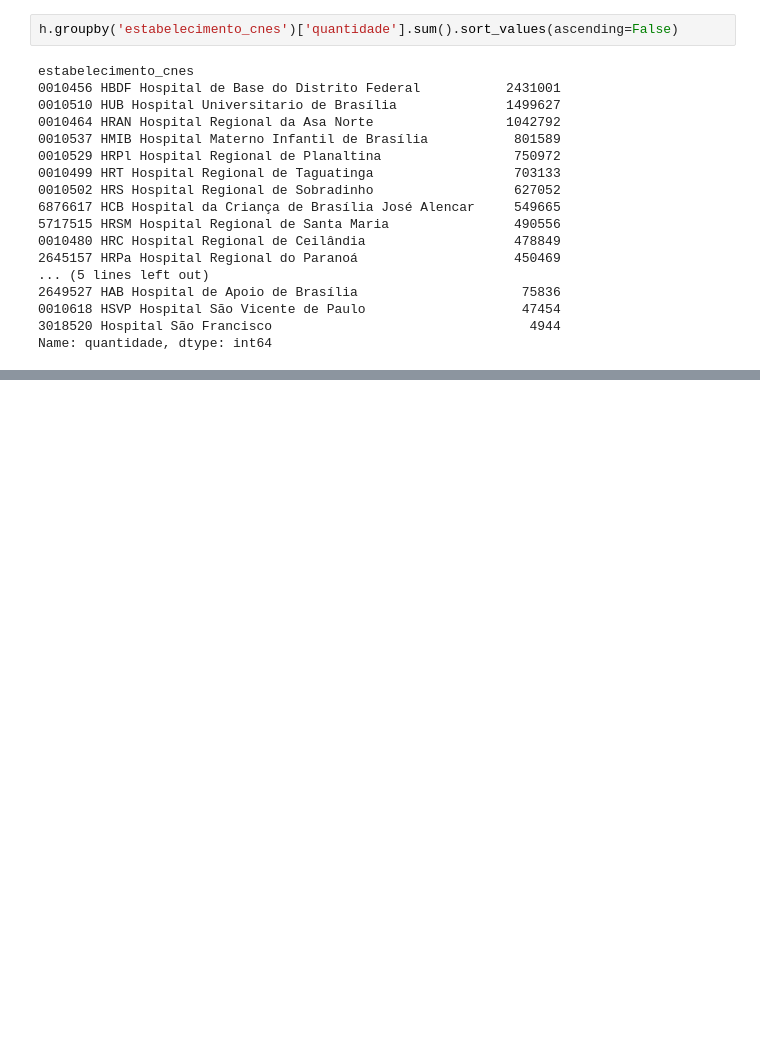
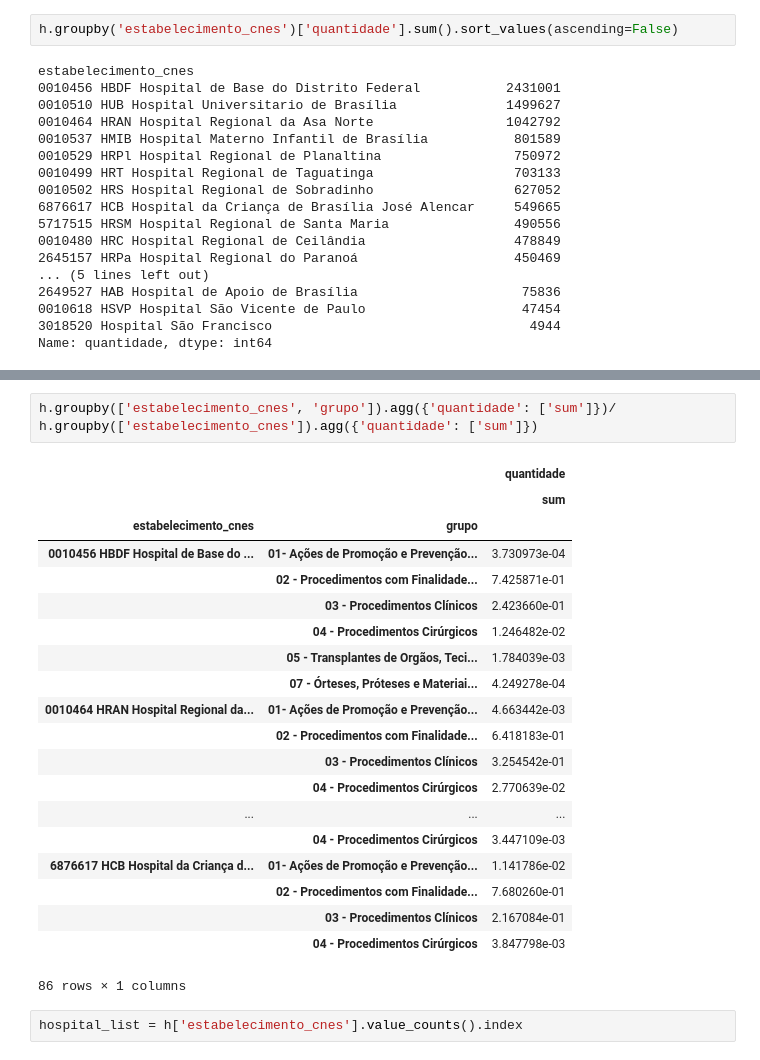
Before and after one commit to joaoavf/hack_saude_2018, a Jupyter notebook: Análise Exploratória - Atendimentos.ipynb, the cells around one changed output, grey strips where cells are left out. Drawn from its saved outputs; the diff is of its cells as text; blank space fills up the shorter version.

```diff
--- a/Análise Exploratória - Atendimentos.ipynb
+++ b/Análise Exploratória - Atendimentos.ipynb
@@ -189,0 +190,25 @@ df.groupby(['estabelecimento_cnes', 'grupo']).agg({'quantidade': ['sum']})
+# %%
+h.groupby(['estabelecimento_cnes', 'grupo']).agg({'quantidade': ['sum']})/ h.groupby(['estabelecimento_cnes']).agg({'quantidade': ['sum']})
+# %% [output]
+|  |  | quantidade |
+|  |  | sum |
+| estabelecimento_cnes | grupo |  |
+| 0010456 HBDF Hospital de Base do ... | 01- Ações de Promoção e Prevenção... | 3.730973e-04 |
+|  | 02 - Procedimentos com Finalidade... | 7.425871e-01 |
+|  | 03 - Procedimentos Clínicos | 2.423660e-01 |
+|  | 04 - Procedimentos Cirúrgicos | 1.246482e-02 |
+|  | 05 - Transplantes de Orgãos, Teci... | 1.784039e-03 |
+|  | 07 - Órteses, Próteses e Materiai... | 4.249278e-04 |
+| 0010464 HRAN Hospital Regional da... | 01- Ações de Promoção e Prevenção... | 4.663442e-03 |
+|  | 02 - Procedimentos com Finalidade... | 6.418183e-01 |
+|  | 03 - Procedimentos Clínicos | 3.254542e-01 |
+|  | 04 - Procedimentos Cirúrgicos | 2.770639e-02 |
+| ... | ... | ... |
+|  | 04 - Procedimentos Cirúrgicos | 3.447109e-03 |
+| 6876617 HCB Hospital da Criança d... | 01- Ações de Promoção e Prevenção... | 1.141786e-02 |
+|  | 02 - Procedimentos com Finalidade... | 7.680260e-01 |
+|  | 03 - Procedimentos Clínicos | 2.167084e-01 |
+|  | 04 - Procedimentos Cirúrgicos | 3.847798e-03 |
+86 rows × 1 columns
+# %%
+hospital_list = h['estabelecimento_cnes'].value_counts().index
```
Also changed, not shown: parts of 4 cells of this notebook.
